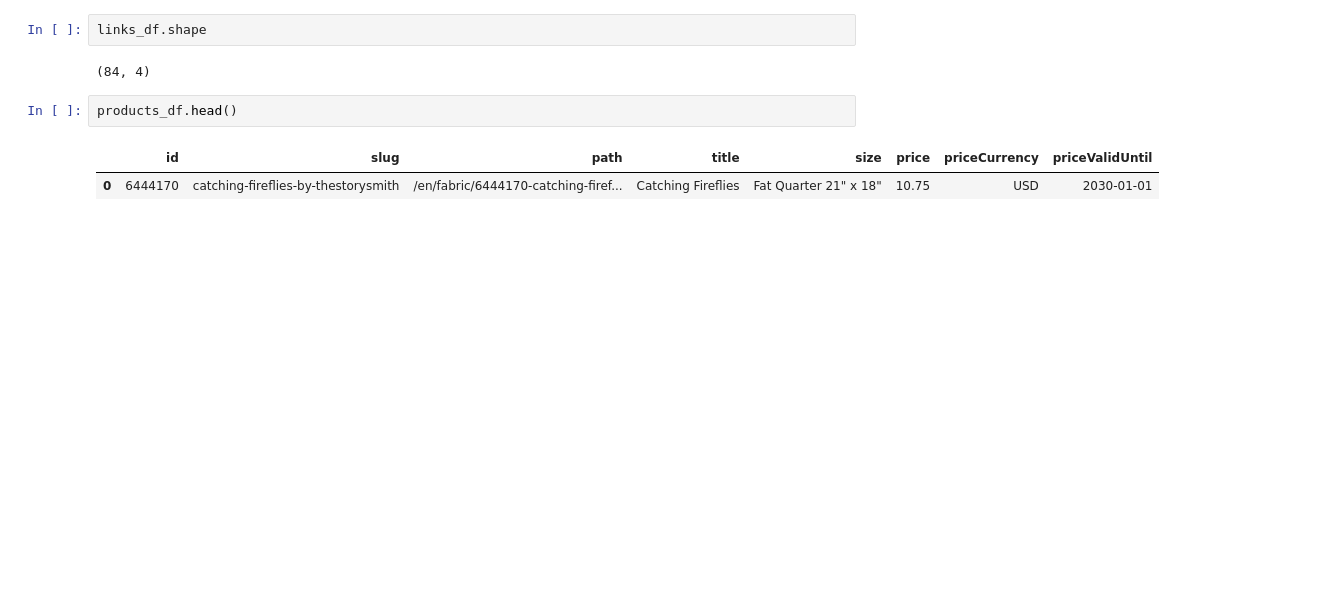
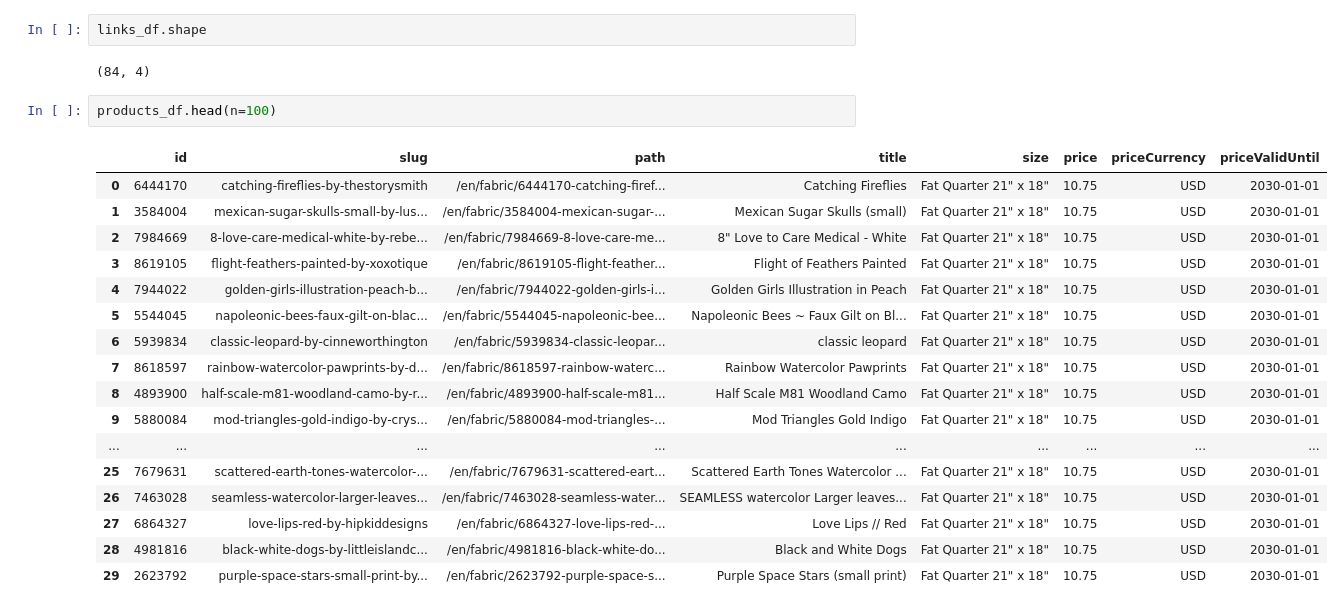
Before and after one commit to codingforentrepreneurs/Supercharged-Web-Scraping-with-Asyncio, a Jupyter notebook: Use the supercharged module.ipynb, the cells around one changed output. Saved outputs shown, nothing was run; the diff lists cells and outputs as text; blank space fills up the shorter version.

```diff
--- a/Use the supercharged module.ipynb
+++ b/Use the supercharged module.ipynb
@@ -22,8 +22,23 @@ links_df.shape
 # %% [output]
 (84, 4)
 # %%
-products_df.head()
+products_df.head(n=100)
 # %% [output]
 |  | id | slug | path | title | size | price | priceCurrency | priceValidUntil |
 | 0 | 6444170 | catching-fireflies-by-thestorysmith | /en/fabric/6444170-catching-firef... | Catching Fireflies | Fat Quarter 21" x 18" | 10.75 | USD | 2030-01-01 |
+| 1 | 3584004 | mexican-sugar-skulls-small-by-lus... | /en/fabric/3584004-mexican-sugar-... | Mexican Sugar Skulls (small) | Fat Quarter 21" x 18" | 10.75 | USD | 2030-01-01 |
+| 2 | 7984669 | 8-love-care-medical-white-by-rebe... | /en/fabric/7984669-8-love-care-me... | 8" Love to Care Medical - White | Fat Quarter 21" x 18" | 10.75 | USD | 2030-01-01 |
+| 3 | 8619105 | flight-feathers-painted-by-xoxotique | /en/fabric/8619105-flight-feather... | Flight of Feathers Painted | Fat Quarter 21" x 18" | 10.75 | USD | 2030-01-01 |
+| 4 | 7944022 | golden-girls-illustration-peach-b... | /en/fabric/7944022-golden-girls-i... | Golden Girls Illustration in Peach | Fat Quarter 21" x 18" | 10.75 | USD | 2030-01-01 |
+| 5 | 5544045 | napoleonic-bees-faux-gilt-on-blac... | /en/fabric/5544045-napoleonic-bee... | Napoleonic Bees ~ Faux Gilt on Bl... | Fat Quarter 21" x 18" | 10.75 | USD | 2030-01-01 |
+| 6 | 5939834 | classic-leopard-by-cinneworthington | /en/fabric/5939834-classic-leopar... | classic leopard | Fat Quarter 21" x 18" | 10.75 | USD | 2030-01-01 |
+| 7 | 8618597 | rainbow-watercolor-pawprints-by-d... | /en/fabric/8618597-rainbow-waterc... | Rainbow Watercolor Pawprints | Fat Quarter 21" x 18" | 10.75 | USD | 2030-01-01 |
+| 8 | 4893900 | half-scale-m81-woodland-camo-by-r... | /en/fabric/4893900-half-scale-m81... | Half Scale M81 Woodland Camo | Fat Quarter 21" x 18" | 10.75 | USD | 2030-01-01 |
+| 9 | 5880084 | mod-triangles-gold-indigo-by-crys... | /en/fabric/5880084-mod-triangles-... | Mod Triangles Gold Indigo | Fat Quarter 21" x 18" | 10.75 | USD | 2030-01-01 |
+| ... | ... | ... | ... | ... | ... | ... | ... | ... |
+| 25 | 7679631 | scattered-earth-tones-watercolor-... | /en/fabric/7679631-scattered-eart... | Scattered Earth Tones Watercolor ... | Fat Quarter 21" x 18" | 10.75 | USD | 2030-01-01 |
+| 26 | 7463028 | seamless-watercolor-larger-leaves... | /en/fabric/7463028-seamless-water... | SEAMLESS watercolor Larger leaves... | Fat Quarter 21" x 18" | 10.75 | USD | 2030-01-01 |
+| 27 | 6864327 | love-lips-red-by-hipkiddesigns | /en/fabric/6864327-love-lips-red-... | Love Lips // Red | Fat Quarter 21" x 18" | 10.75 | USD | 2030-01-01 |
+| 28 | 4981816 | black-white-dogs-by-littleislandc... | /en/fabric/4981816-black-white-do... | Black and White Dogs | Fat Quarter 21" x 18" | 10.75 | USD | 2030-01-01 |
+| 29 | 2623792 | purple-space-stars-small-print-by... | /en/fabric/2623792-purple-space-s... | Purple Space Stars (small print) | Fat Quarter 21" x 18" | 10.75 | USD | 2030-01-01 |
 # %%
```
Also changed, not shown: parts of 7 cells of this notebook, 2 other files.
